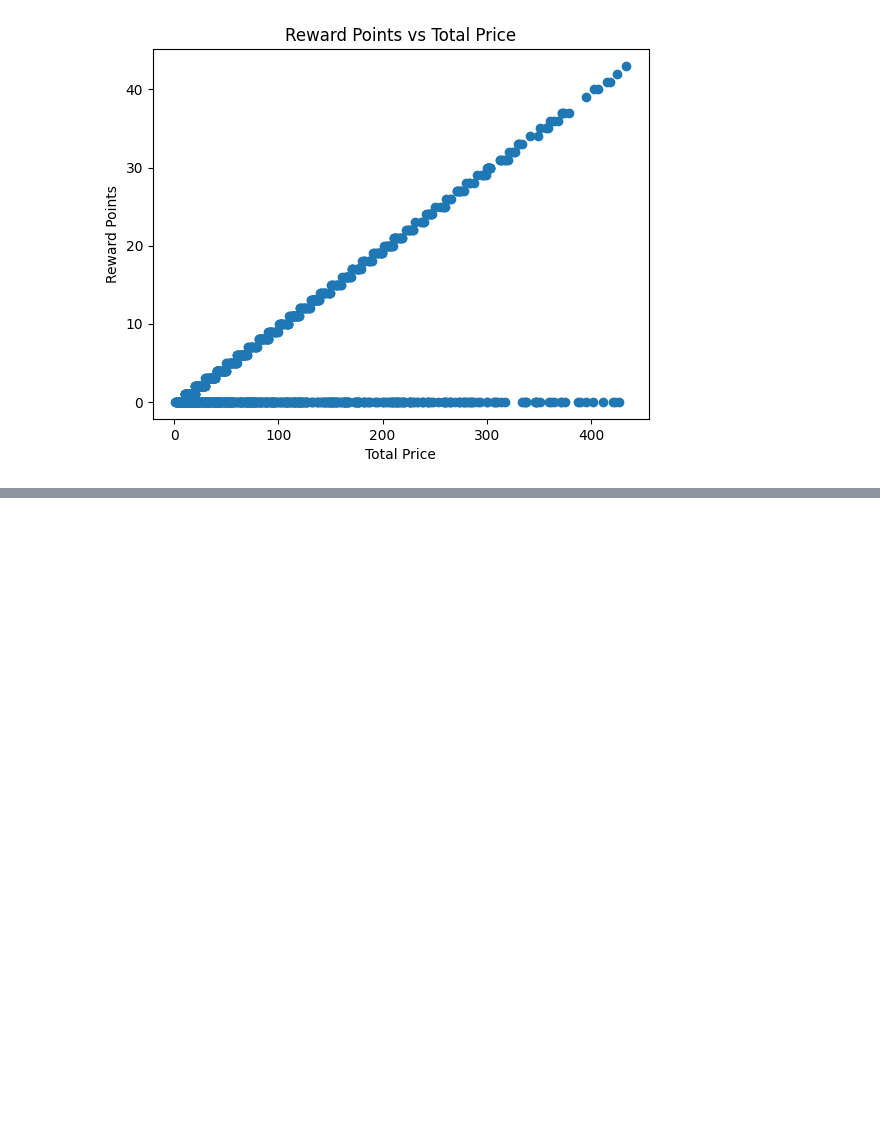
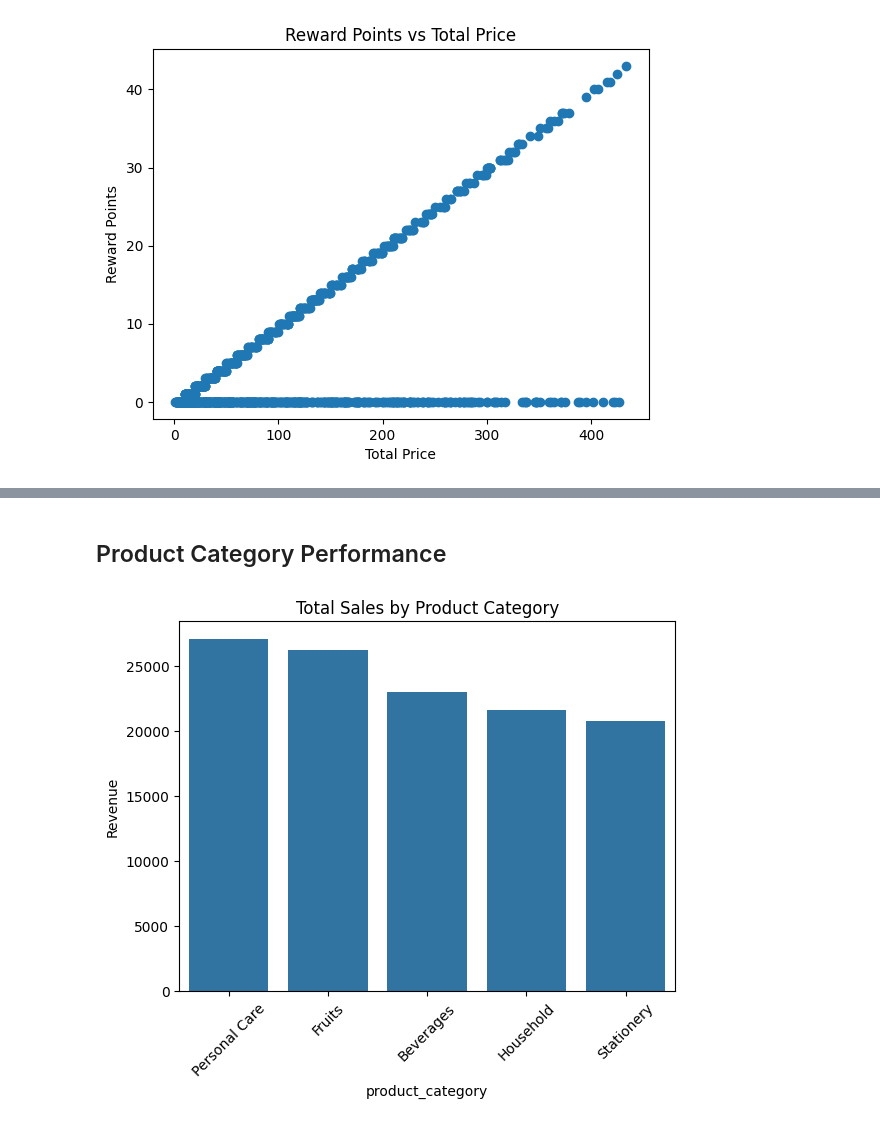
Before and after one commit to akyasasvi-code/Retail_Sales_Analysis, a Jupyter notebook: Super_Market.ipynb, the cells around one changed output, grey strips where cells are left out. Cells and saved outputs as stored; diff of their text form; code cells hidden in the pictures; blank space fills up the shorter version.

```diff
--- a/Super_Market.ipynb
+++ b/Super_Market.ipynb
@@ -108,0 +181,11 @@ plt.show()
+# %% [markdown]
+## Product Category Performance
+# %%
+category_sales = df.groupby("product_category")["total_price"].sum().sort_values(ascending=False)
+sns.barplot(x=category_sales.index, y=category_sales.values)
+plt.xticks(rotation=45)
+plt.title("Total Sales by Product Category")
+plt.ylabel("Revenue")
+plt.show()
+# %% [output]
+[figure, added]
```
Also changed, not shown: parts of 22 cells of this notebook.
